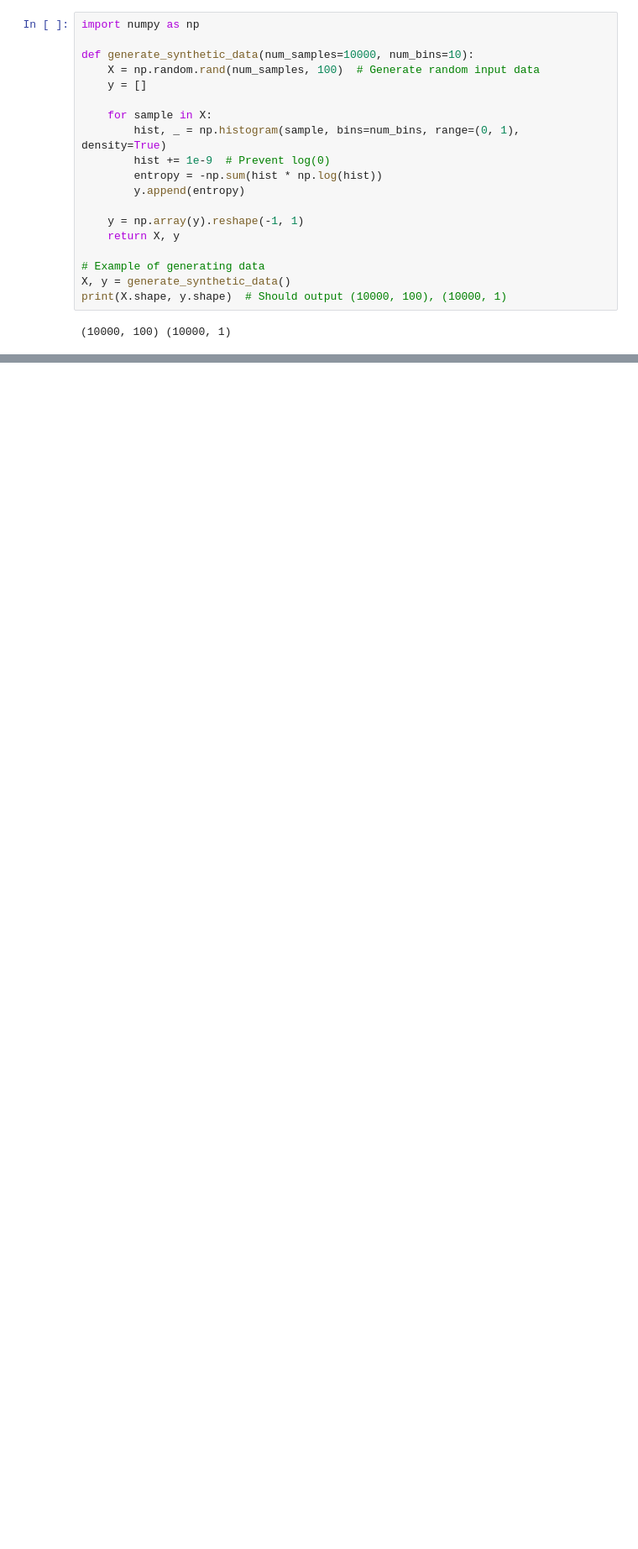
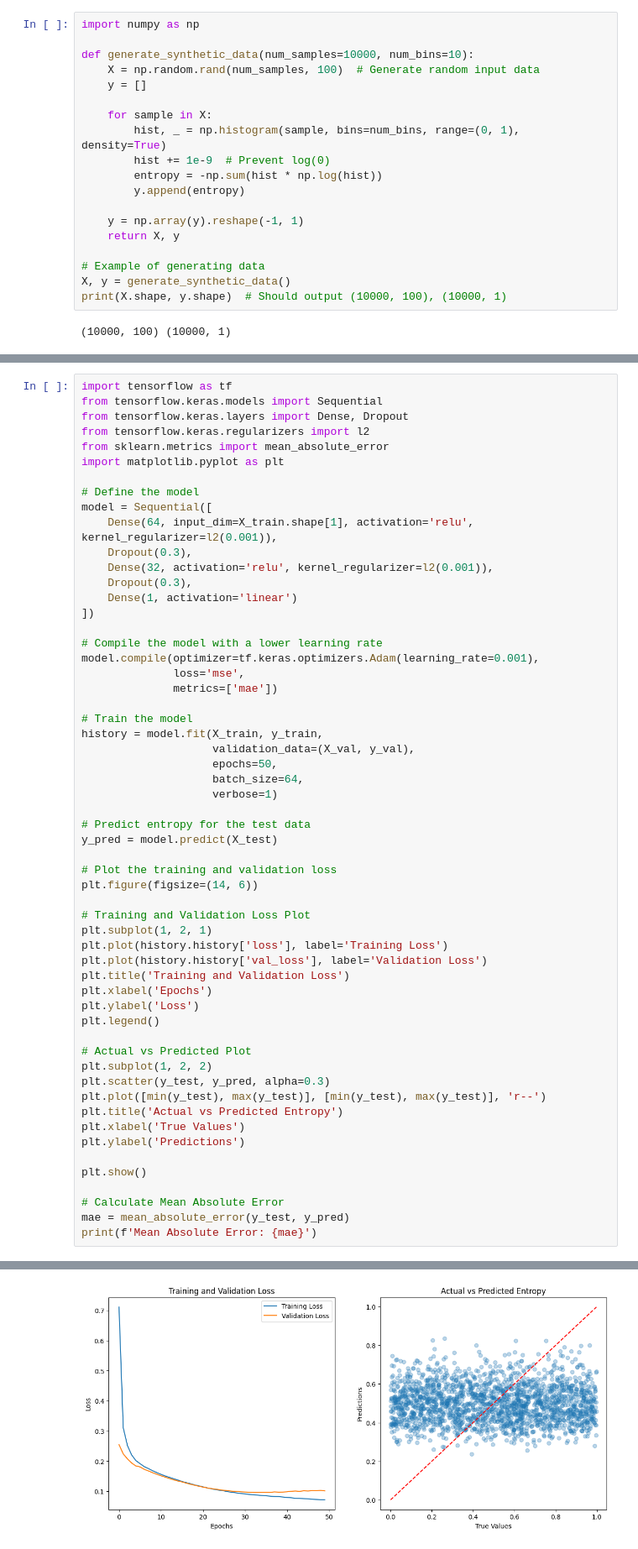
Before and after one commit to zainsuch19/entropy-neural-network, a Jupyter notebook: entropy_neural_network.ipynb, the cells around one changed output, grey strips where cells are left out. Shown at 84% size. Saved outputs shown, nothing was run; the diff lists cells and outputs as text; blank space fills up the shorter version.

```diff
--- a/entropy_neural_network.ipynb
+++ b/entropy_neural_network.ipynb
@@ -121,0 +148,58 @@ plt.show()
+# %%
+import tensorflow as tf
+from tensorflow.keras.models import Sequential
+from tensorflow.keras.layers import Dense, Dropout
+from tensorflow.keras.regularizers import l2
+from sklearn.metrics import mean_absolute_error
+import matplotlib.pyplot as plt
+
+# Define the model
+model = Sequential([
+    Dense(64, input_dim=X_train.shape[1], activation='relu', kernel_regularizer=l2(0.001)),
+    Dropout(0.3),
+    Dense(32, activation='relu', kernel_regularizer=l2(0.001)),
+    Dropout(0.3),
+    Dense(1, activation='linear')
+])
+
+# Compile the model with a lower learning rate
+model.compile(optimizer=tf.keras.optimizers.Adam(learning_rate=0.001),
+              loss='mse',
+              metrics=['mae'])
+
+# Train the model
+history = model.fit(X_train, y_train,
+                    validation_data=(X_val, y_val),
+                    epochs=50,
+                    batch_size=64,
+                    verbose=1)
+
+# Predict entropy for the test data
+y_pred = model.predict(X_test)
+
+# Plot the training and validation loss
+plt.figure(figsize=(14, 6))
+
+# Training and Validation Loss Plot
+plt.subplot(1, 2, 1)
+plt.plot(history.history['loss'], label='Training Loss')
+plt.plot(history.history['val_loss'], label='Validation Loss')
+plt.title('Training and Validation Loss')
+plt.xlabel('Epochs')
+plt.ylabel('Loss')
+plt.legend()
+
+# Actual vs Predicted Plot
+plt.subplot(1, 2, 2)
+plt.scatter(y_test, y_pred, alpha=0.3)
+plt.plot([min(y_test), max(y_test)], [min(y_test), max(y_test)], 'r--')
+plt.title('Actual vs Predicted Entropy')
+plt.xlabel('True Values')
+plt.ylabel('Predictions')
+
+plt.show()
+
+# Calculate Mean Absolute Error
+mae = mean_absolute_error(y_test, y_pred)
+print(f'Mean Absolute Error: {mae}')
+# %% [output]
@@ -121,0 +224 @@ plt.show()
+[figure, added]
```
Also changed, not shown: parts of 7 cells of this notebook.
